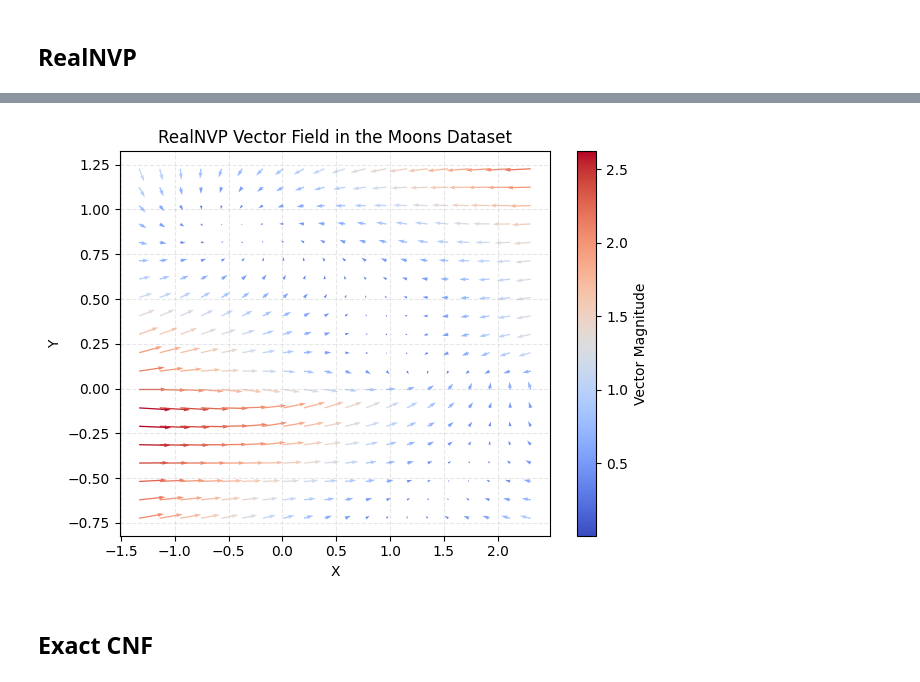
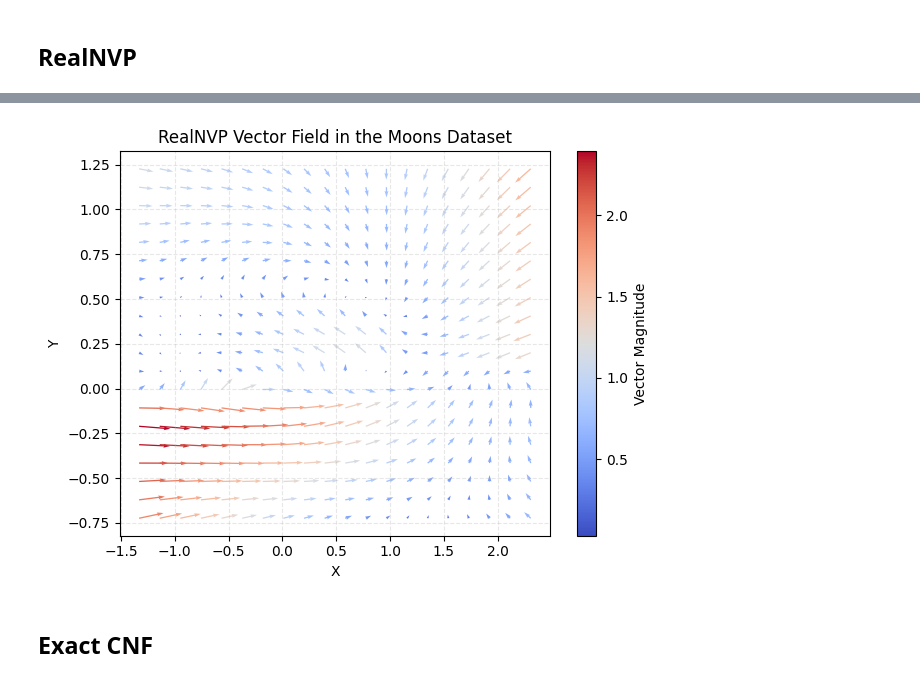
Before and after one commit to lucasbanunes/even-flow-pearl-jam.mp3, a Jupyter notebook: 02_cnf_trace_computation.ipynb, the cells around one changed output, grey strips where cells are left out. Saved outputs shown, nothing was run; the diff lists cells and outputs as text; code cells hidden in the pictures.

```diff
--- a/02_cnf_trace_computation.ipynb
+++ b/02_cnf_trace_computation.ipynb
@@ -5,8 +5,11 @@ import seaborn as sns
 import matplotlib.pyplot as plt
 import mlflow
 mlflow.set_experiment('cnf_trace_computation')
+from itertools import product
 import torch
+from datetime import datetime, timezone
 import numpy as np
+import json
 
 from even_flow.moons.jobs import (
     MoonsTimeEmbeddingMLPCNFJob,
@@ -15,3 +18,6 @@ from even_flow.moons.jobs import (
 from even_flow.moons.dataset import MoonsDataset
 from even_flow.models.cnf import TimeEmbeddingMLPCNFModel
 from even_flow.models.real_nvp import RealNVPModel
+from even_flow.utils import set_logger
+
+logger = set_logger()
@@ -59,2 +61,5 @@ moons_ylim = ax.get_ylim()
 # %% [markdown]
 ## RealNVP
+# %%
+experiment_name = 'Moons Real NVP'
+mlflow.set_experiment(experiment_name)
@@ -61,14 +160,6 @@ moons_ylim = ax.get_ylim()
 # %%
-realnvp_job = MoonsRealNVPJob(
-    datamodule=datamodule,
-    model=RealNVPModel(
-        features=2,
-        transforms=4,
-        hidden_features=[64, 64],
-        monitor='val_loss',
-        mode='min',
-        max_epochs=50,
-    )
-)
-realnvp_job.run()
+experiment = mlflow.get_experiment_by_name(experiment_name)
+real_nvp_runs_df = mlflow.search_runs(experiment_ids=[experiment.experiment_id])
+real_nvp_runs_df = real_nvp_runs_df[real_nvp_runs_df['status'] == 'FINISHED']
+real_nvp_runs_df
 # %% [output]
@@ -93,0 +241,8 @@ AttributeError: 'RealNVPModel' object has no attribute 'replace'
+# %%
+min_nvp_idx = real_nvp_runs_df['metrics.test.loss'].idxmin()
+min_nvp_run = real_nvp_runs_df.loc[min_nvp_idx]
+for job in real_nvp_jobs:
+    if job.id_ == min_nvp_run['run_id']:
+        min_nvp_job = job
+        break
+min_nvp_job
@@ -100,18 +276,18 @@ real_nvp_comparison_plot[0].tight_layout()
 # %%
 fig, ax = plt.subplots()
 ax.grid(alpha=.3, linestyle='--')
-realnvp_job.vector_field_plot(
+min_nvp_job.vector_field_plot(
     x=torch.linspace(moons_xlim[0], moons_xlim[1], 20),
     y=torch.linspace(moons_ylim[0], moons_ylim[1], 20),
     ax=ax,
     cmap='coolwarm'
 )
 ax.set(
     xlabel='X', ylabel='Y',
     title='RealNVP Vector Field in the Moons Dataset'
 )
 fig.tight_layout()
 # %% [output]
-[figure, old version]
+[figure, new version]
 # %% [markdown]
 ## Exact CNF
```
Also changed, not shown: parts of 32 cells of this notebook, 11 other files.
